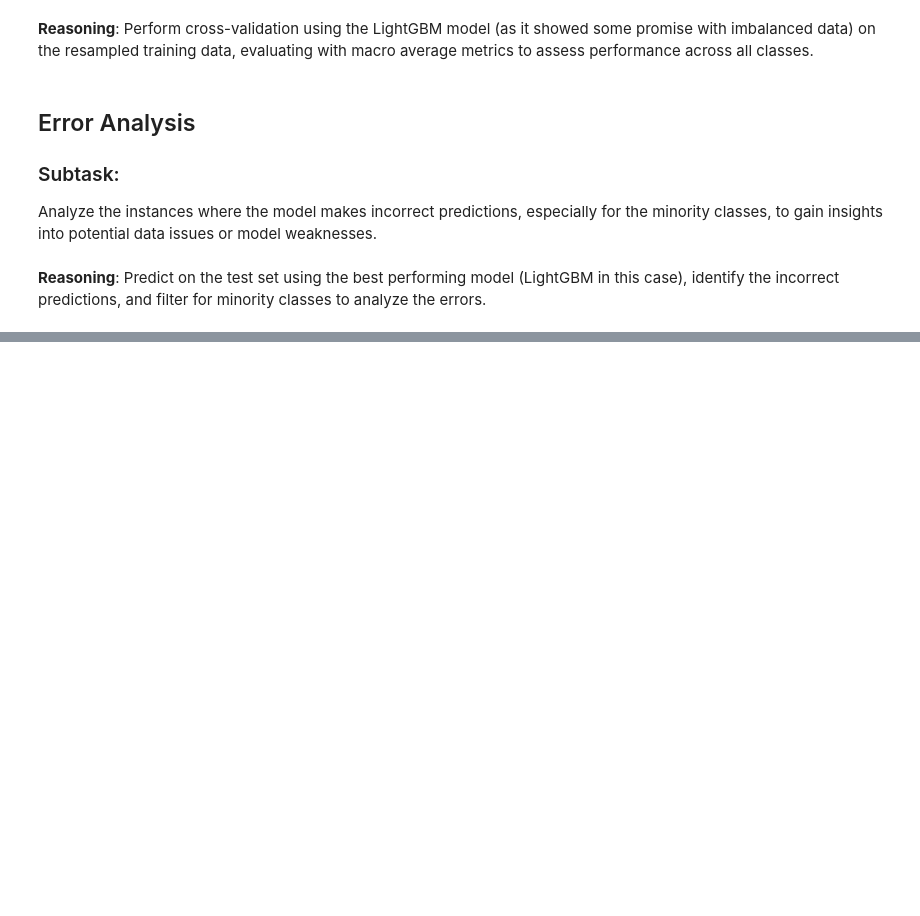
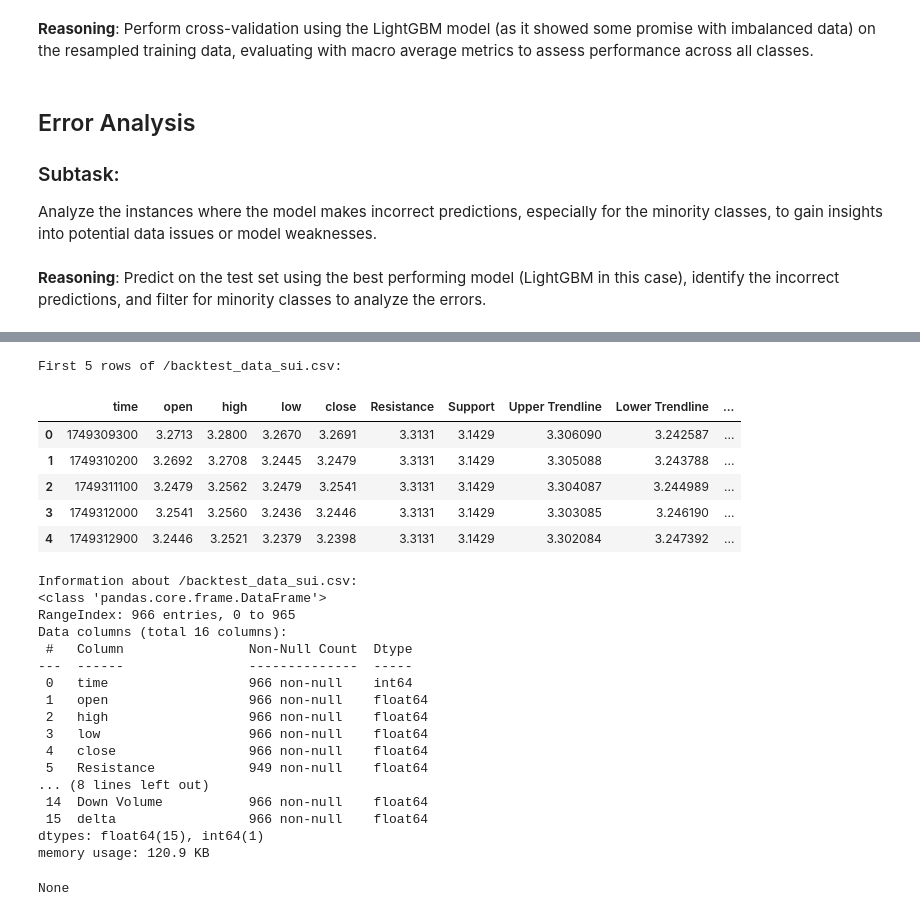
Before and after one commit to ashishrao98765/ml-trade-agent, a Jupyter notebook: Untitled2.ipynb, the cells around one changed output, grey strips where cells are left out. Saved outputs shown, nothing was run; the diff lists cells and outputs as text; code cells hidden in the pictures; blank space fills up the shorter version.

```diff
--- a/Untitled2.ipynb
+++ b/Untitled2.ipynb
@@ -4214,0 +4127,37 @@ display(incorrect_minority_predictions)
+# %%
+# Load the /backtest_data_sui.csv data
+try:
+    backtest_data_sui_df = pd.read_csv("/backtest_data_sui.csv")
+    print("First 5 rows of /backtest_data_sui.csv:")
+    display(backtest_data_sui_df.head())
+    print("\nInformation about /backtest_data_sui.csv:")
+    display(backtest_data_sui_df.info())
+except FileNotFoundError:
+    print("Error: /backtest_data_sui.csv not found.")
+    backtest_data_sui_df = pd.DataFrame() # Assign empty DataFrame if file not found
+# %% [output]
+First 5 rows of /backtest_data_sui.csv:
+|  | time | open | high | low | close | Resistance | Support | Upper Trendline | Lower Trendline | ... |
+| 0 | 1749309300 | 3.2713 | 3.2800 | 3.2670 | 3.2691 | 3.3131 | 3.1429 | 3.306090 | 3.242587 | ... |
+| 1 | 1749310200 | 3.2692 | 3.2708 | 3.2445 | 3.2479 | 3.3131 | 3.1429 | 3.305088 | 3.243788 | ... |
+| 2 | 1749311100 | 3.2479 | 3.2562 | 3.2479 | 3.2541 | 3.3131 | 3.1429 | 3.304087 | 3.244989 | ... |
+| 3 | 1749312000 | 3.2541 | 3.2560 | 3.2436 | 3.2446 | 3.3131 | 3.1429 | 3.303085 | 3.246190 | ... |
+| 4 | 1749312900 | 3.2446 | 3.2521 | 3.2379 | 3.2398 | 3.3131 | 3.1429 | 3.302084 | 3.247392 | ... |
+Information about /backtest_data_sui.csv:
+<class 'pandas.core.frame.DataFrame'>
+RangeIndex: 966 entries, 0 to 965
+Data columns (total 16 columns):
+ #   Column                Non-Null Count  Dtype
+---  ------                --------------  -----
+ 0   time                  966 non-null    int64
+ 1   open                  966 non-null    float64
+ 2   high                  966 non-null    float64
+ 3   low                   966 non-null    float64
+ 4   close                 966 non-null    float64
+ 5   Resistance            949 non-null    float64
+... (8 lines left out)
+ 14  Down Volume           966 non-null    float64
+ 15  delta                 966 non-null    float64
+dtypes: float64(15), int64(1)
+memory usage: 120.9 KB
+None
```
Also changed, not shown: parts of 249 cells of this notebook.
